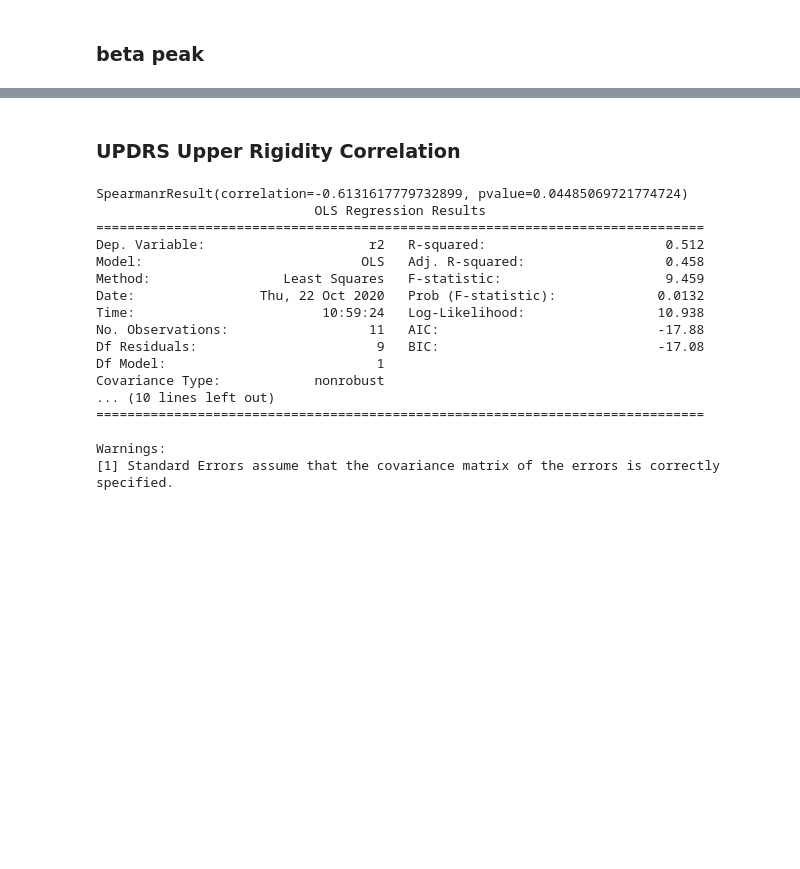
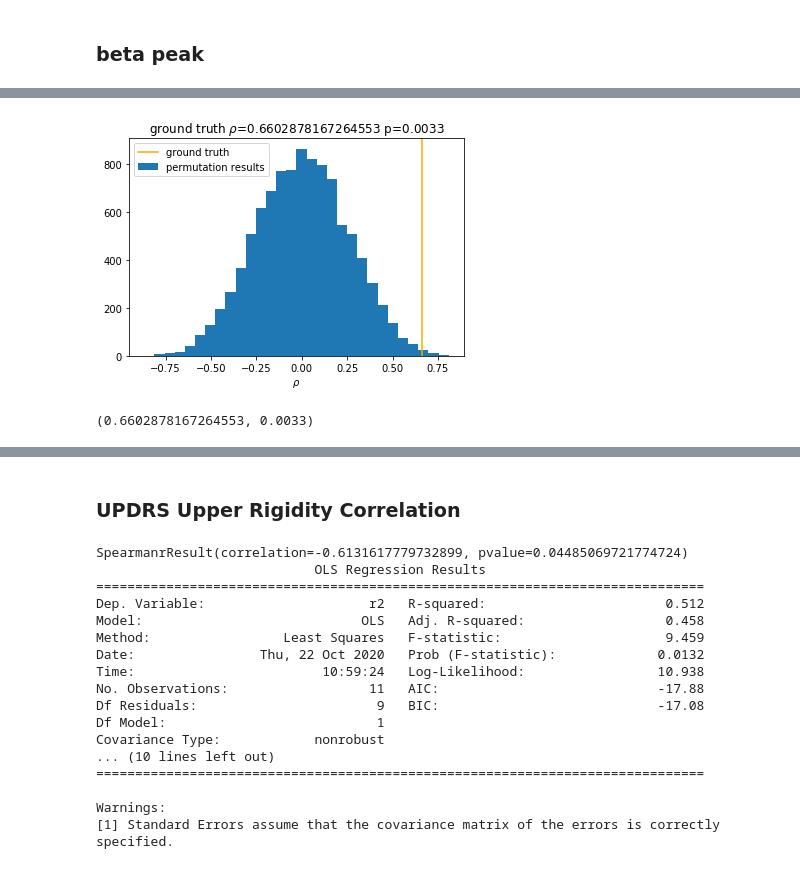
Before and after one commit to neuromodulation/icn, a Jupyter notebook: ECOG_vs_STN/Results_Analysis/stat_paper.ipynb, the cells around one changed output, grey strips where cells are left out. Drawn from its saved outputs; the diff is of its cells as text; code cells hidden in the pictures; blank space fills up the shorter version.

```diff
--- a/ECOG_vs_STN/Results_Analysis/stat_paper.ipynb
+++ b/ECOG_vs_STN/Results_Analysis/stat_paper.ipynb
@@ -66,3 +72,8 @@ Warnings:
+# %%
+icn_permutation_test.permutationTestSpearmansRho(df_here_STN["r2"], df_here_STN["b_peak"], True,r"$\rho$", 10000)
+# %% [output]
+[figure, added]
+(0.6602878167264553, 0.0033)
 # %%
 plt.figure(figsize=(6,4), dpi=200)
 sns.regplot(x="b_peak", y="r2", data=df_here_ECOG, label="ECOG", color=(53/255,183/255,121/255))
```
Also changed, not shown: parts of 4 cells of this notebook, 2 other files.
